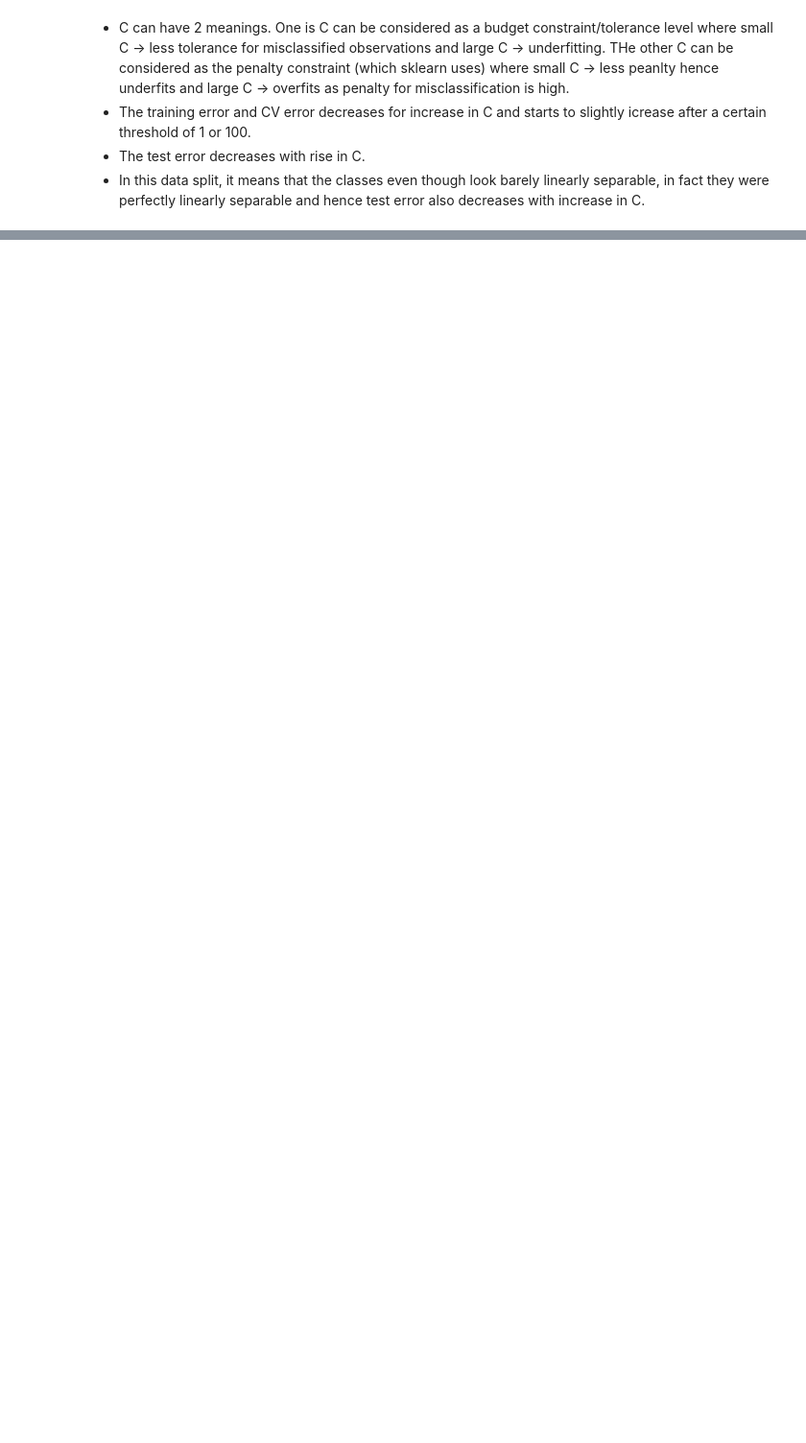
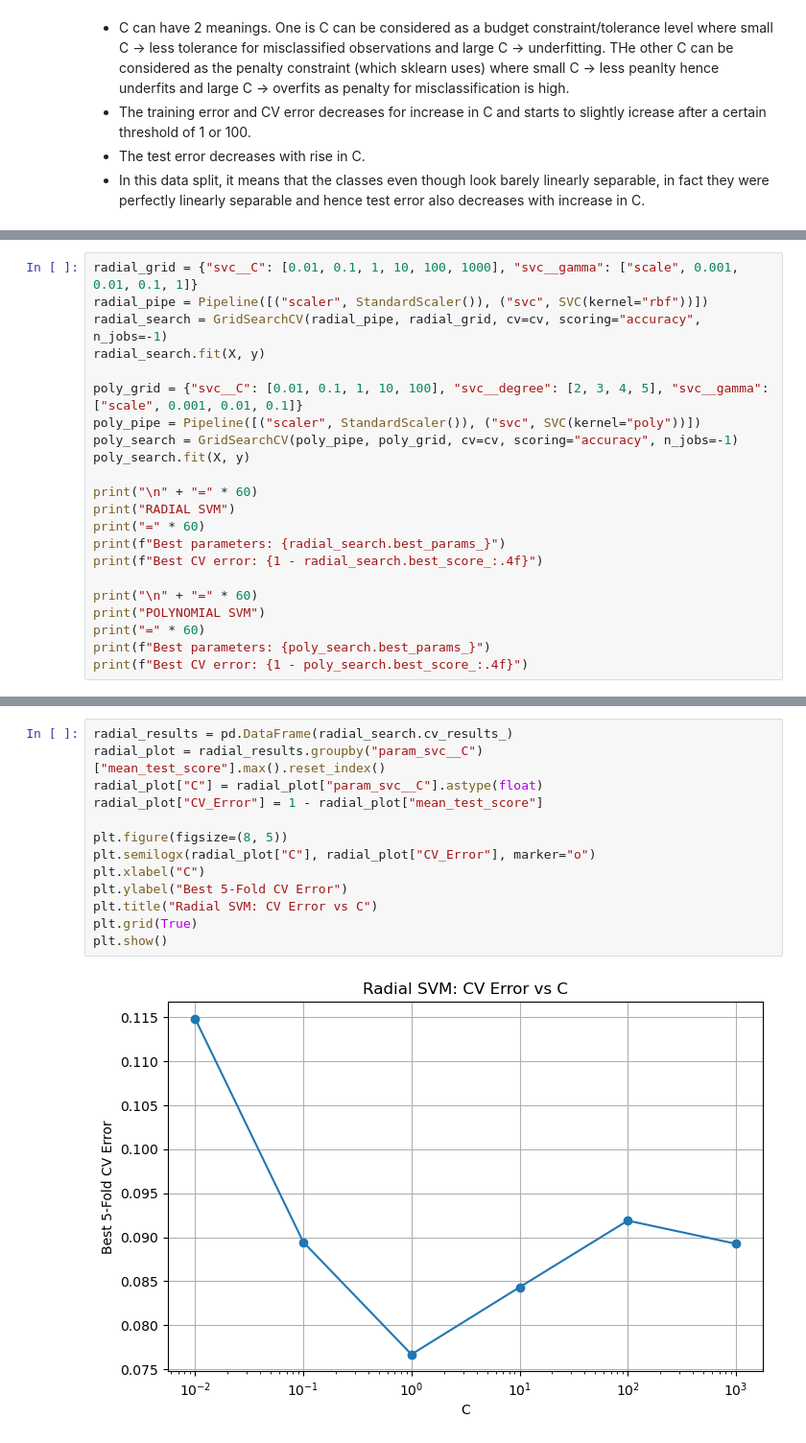
Before and after one commit to sumukha-r/isl-python-solutions, a Jupyter notebook: Chapter09-Support-Vector-Machines/Chapter09-Support-Vector-Machines.ipynb, the cells around one changed output, grey strips where cells are left out. Shown at 96% size. Saved outputs shown, nothing was run; the diff lists cells and outputs as text; blank space fills up the shorter version.

```diff
--- a/Chapter09-Support-Vector-Machines/Chapter09-Support-Vector-Machines.ipynb
+++ b/Chapter09-Support-Vector-Machines/Chapter09-Support-Vector-Machines.ipynb
@@ -321,0 +393,22 @@ plt.show()
+# %%
+radial_grid = {"svc__C": [0.01, 0.1, 1, 10, 100, 1000], "svc__gamma": ["scale", 0.001, 0.01, 0.1, 1]}
+radial_pipe = Pipeline([("scaler", StandardScaler()), ("svc", SVC(kernel="rbf"))])
+radial_search = GridSearchCV(radial_pipe, radial_grid, cv=cv, scoring="accuracy", n_jobs=-1)
+radial_search.fit(X, y)
+
+poly_grid = {"svc__C": [0.01, 0.1, 1, 10, 100], "svc__degree": [2, 3, 4, 5], "svc__gamma": ["scale", 0.001, 0.01, 0.1]}
+poly_pipe = Pipeline([("scaler", StandardScaler()), ("svc", SVC(kernel="poly"))])
+poly_search = GridSearchCV(poly_pipe, poly_grid, cv=cv, scoring="accuracy", n_jobs=-1)
+poly_search.fit(X, y)
+
+print("\n" + "=" * 60)
+print("RADIAL SVM")
+print("=" * 60)
+print(f"Best parameters: {radial_search.best_params_}")
+print(f"Best CV error: {1 - radial_search.best_score_:.4f}")
+
+print("\n" + "=" * 60)
+print("POLYNOMIAL SVM")
+print("=" * 60)
+print(f"Best parameters: {poly_search.best_params_}")
+print(f"Best CV error: {1 - poly_search.best_score_:.4f}")
@@ -321,0 +453,15 @@ plt.show()
+# %%
+radial_results = pd.DataFrame(radial_search.cv_results_)
+radial_plot = radial_results.groupby("param_svc__C")["mean_test_score"].max().reset_index()
+radial_plot["C"] = radial_plot["param_svc__C"].astype(float)
+radial_plot["CV_Error"] = 1 - radial_plot["mean_test_score"]
+
+plt.figure(figsize=(8, 5))
+plt.semilogx(radial_plot["C"], radial_plot["CV_Error"], marker="o")
+plt.xlabel("C")
+plt.ylabel("Best 5-Fold CV Error")
+plt.title("Radial SVM: CV Error vs C")
+plt.grid(True)
+plt.show()
+# %% [output]
+[figure, added]
```
Also changed, not shown: parts of 9 cells of this notebook, 1 other file.
